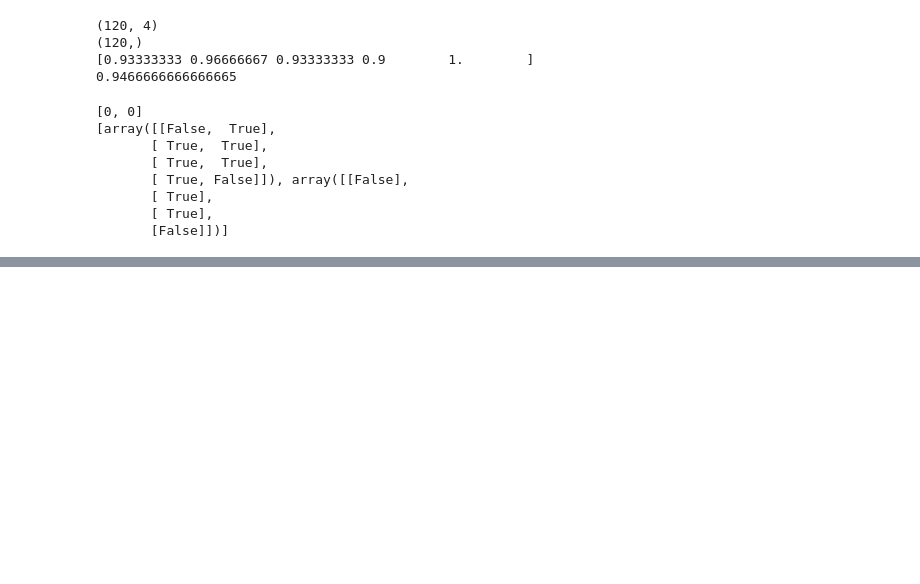
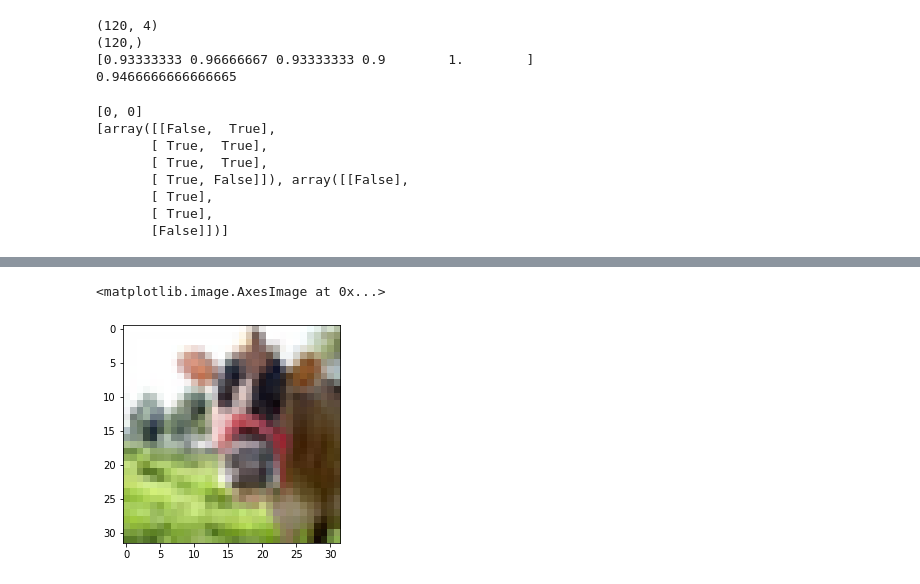
Before and after one commit to jaemunoz8/Curso2, a Jupyter notebook: Ejercicios.ipynb, the cells around one changed output, grey strips where cells are left out. Cells and saved outputs as stored; diff of their text form; code cells hidden in the pictures; blank space fills up the shorter version.

```diff
--- a/Ejercicios.ipynb
+++ b/Ejercicios.ipynb
@@ -187,0 +441,11 @@ print(Xl)
+# %%
+tf.keras.applications.vgg16.preprocess_input(
+    x_train
+)
+tf.keras.applications.vgg16.preprocess_input(
+    x_test
+)
+plt.imshow(x_train[0])
+# %% [output]
+<matplotlib.image.AxesImage at 0x...>
+[figure, added]
```
Also changed, not shown: parts of 14 cells of this notebook.
